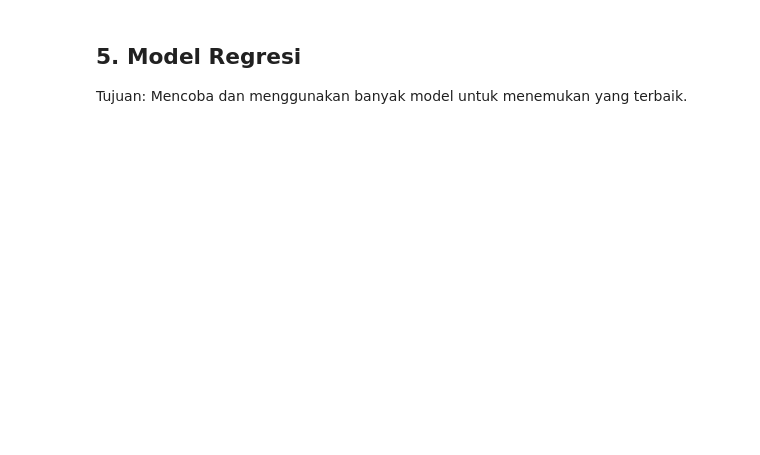
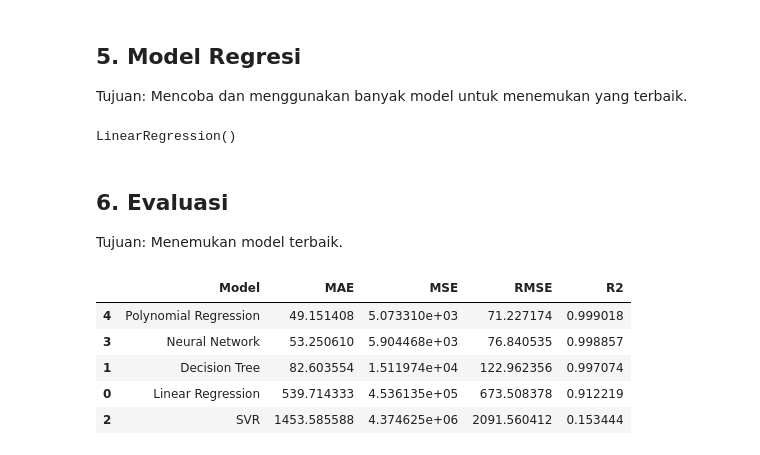
Before and after one commit to RyannPy/customer-intelligence-platform, a Jupyter notebook: notebooks/05_revenue_prediction.ipynb, the cells around one changed output. Cells and saved outputs as stored; diff of their text form; code cells hidden in the pictures; blank space fills up the shorter version.

Commit message:
feat: RP - Model, Evaluasi, dan Save

```diff
--- a/notebooks/05_revenue_prediction.ipynb
+++ b/notebooks/05_revenue_prediction.ipynb
@@ -63,0 +111,28 @@ Tujuan: Mencoba dan menggunakan banyak model untuk menemukan yang terbaik.
+# %%
+poly = PolynomialFeatures(
+    degree=2
+)
+
+X_train_poly = poly.fit_transform(
+    X_train
+)
+
+X_test_poly = poly.transform(
+    X_test
+)
+# %%
+poly_model = LinearRegression()
+
+poly_model.fit(
+    X_train_poly,
+    y_train
+)
+# %% [output]
+LinearRegression()
+# %%
+y_pred_poly = poly_model.predict(
+    X_test_poly
+)
+# %% [markdown]
+## 6. Evaluasi
+Tujuan: Menemukan model terbaik.
@@ -63,0 +217,25 @@ Tujuan: Mencoba dan menggunakan banyak model untuk menemukan yang terbaik.
+# %%
+# tampilkan
+
+results_df = pd.DataFrame(
+    results,
+    columns=[
+        "Model",
+        "MAE",
+        "MSE",
+        "RMSE",
+        "R2"
+    ]
+)
+
+results_df.sort_values(
+    by="R2",
+    ascending=False
+)
+# %% [output]
+|  | Model | MAE | MSE | RMSE | R2 |
+| 4 | Polynomial Regression | 49.151408 | 5.073310e+03 | 71.227174 | 0.999018 |
+| 3 | Neural Network | 53.250610 | 5.904468e+03 | 76.840535 | 0.998857 |
+| 1 | Decision Tree | 82.603554 | 1.511974e+04 | 122.962356 | 0.997074 |
+| 0 | Linear Regression | 539.714333 | 4.536135e+05 | 673.508378 | 0.912219 |
+| 2 | SVR | 1453.585588 | 4.374625e+06 | 2091.560412 | 0.153444 |
```
Also changed, not shown: parts of 7 cells of this notebook.
